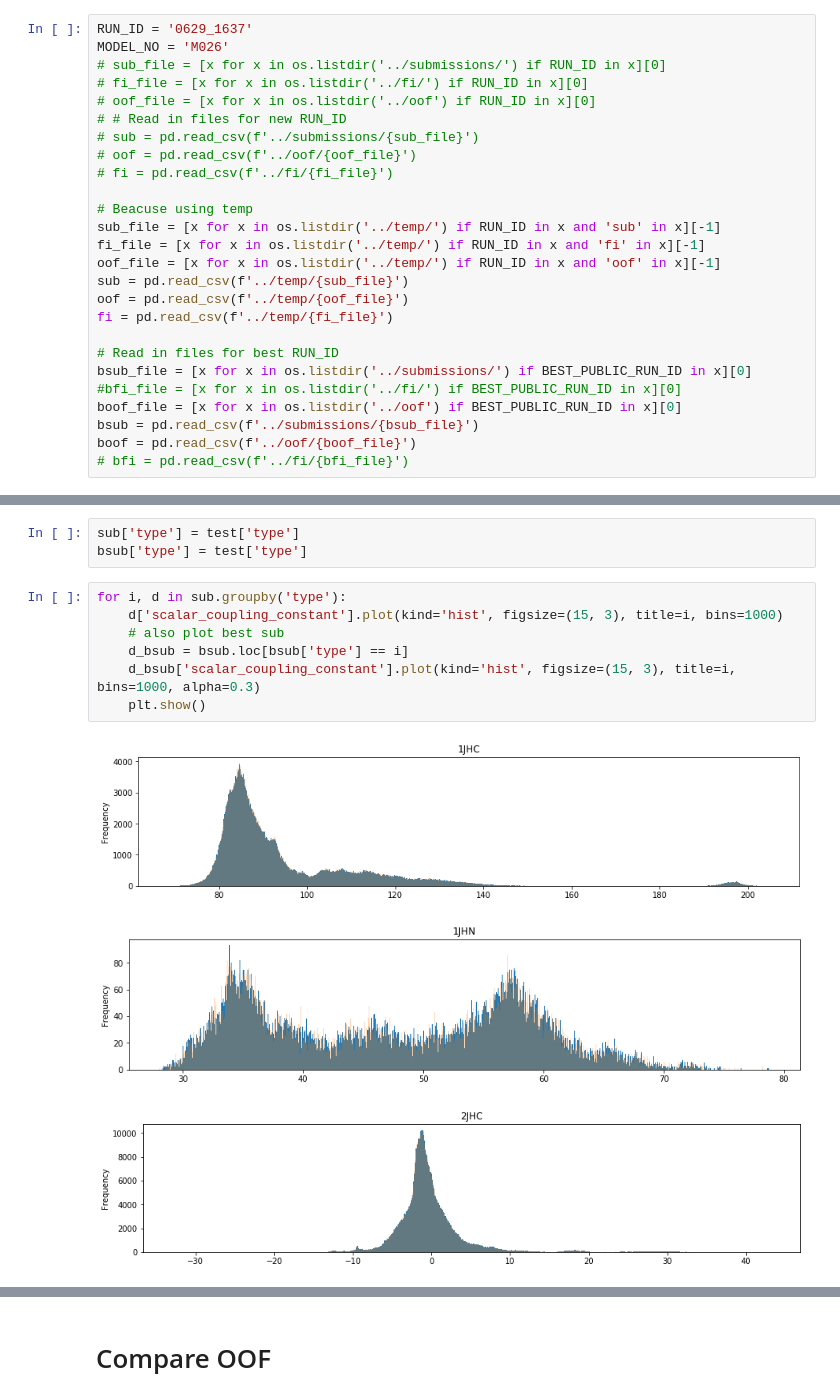
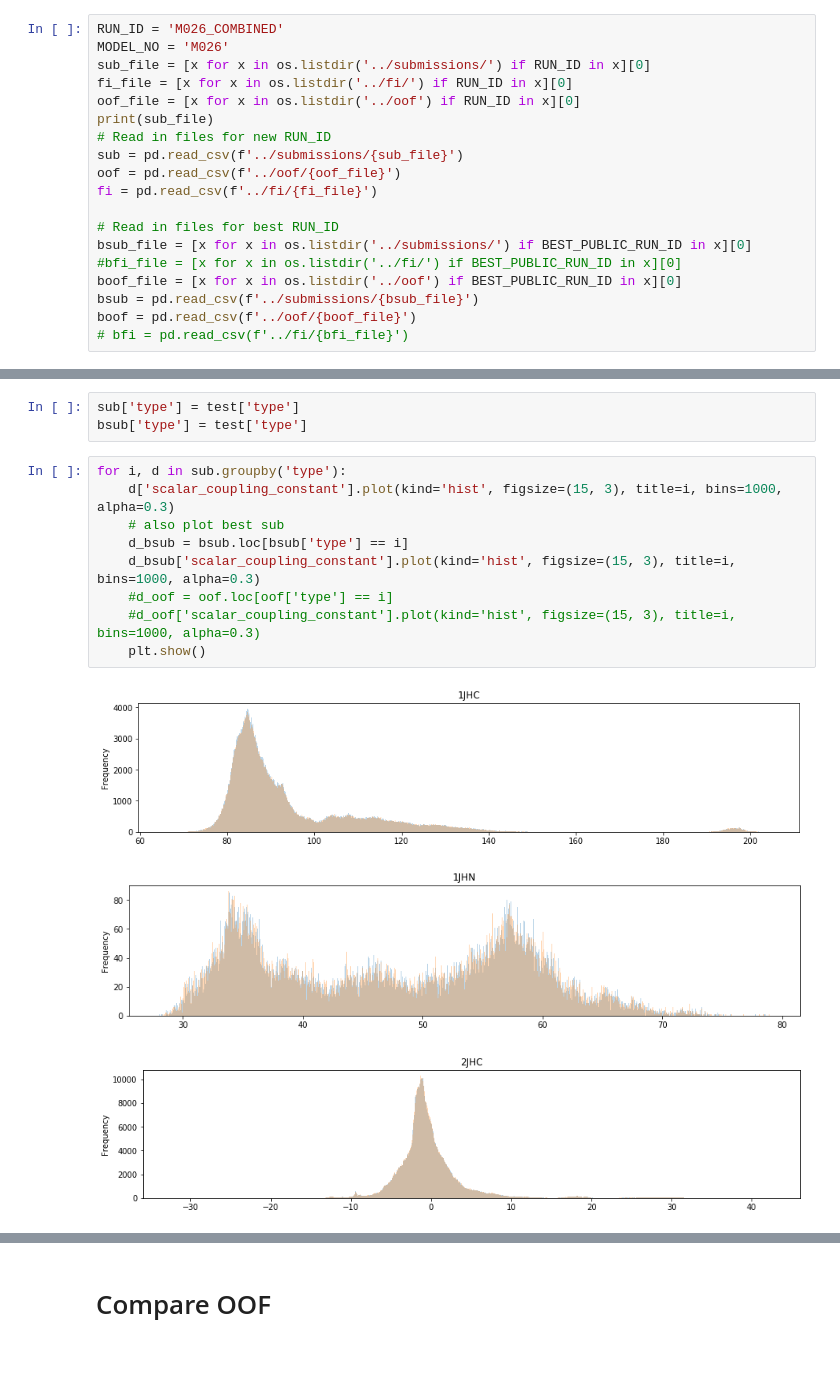
Before and after one commit to RobMulla/kaggle-champs-2019, a Jupyter notebook: notebooks/FI_ANALYSIS-M026.ipynb, the cells around one changed output, grey strips where cells are left out. Saved outputs shown, nothing was run; the diff lists cells and outputs as text; blank space fills up the shorter version.

```diff
--- a/notebooks/FI_ANALYSIS-M026.ipynb
+++ b/notebooks/FI_ANALYSIS-M026.ipynb
@@ -47,21 +44,14 @@ Currently the best public LB score is model 0629_1311 with a score of -1.4150
 # %%
-RUN_ID = '0629_1637'
+RUN_ID = 'M026_COMBINED'
 MODEL_NO = 'M026'
-# sub_file = [x for x in os.listdir('../submissions/') if RUN_ID in x][0]
-# fi_file = [x for x in os.listdir('../fi/') if RUN_ID in x][0]
-# oof_file = [x for x in os.listdir('../oof') if RUN_ID in x][0]
-# # Read in files for new RUN_ID
-# sub = pd.read_csv(f'../submissions/{sub_file}')
-# oof = pd.read_csv(f'../oof/{oof_file}')
-# fi = pd.read_csv(f'../fi/{fi_file}')
-
-# Beacuse using temp
-sub_file = [x for x in os.listdir('../temp/') if RUN_ID in x and 'sub' in x][-1]
-fi_file = [x for x in os.listdir('../temp/') if RUN_ID in x and 'fi' in x][-1]
-oof_file = [x for x in os.listdir('../temp/') if RUN_ID in x and 'oof' in x][-1]
-sub = pd.read_csv(f'../temp/{sub_file}')
-oof = pd.read_csv(f'../temp/{oof_file}')
-fi = pd.read_csv(f'../temp/{fi_file}')
+sub_file = [x for x in os.listdir('../submissions/') if RUN_ID in x][0]
+fi_file = [x for x in os.listdir('../fi/') if RUN_ID in x][0]
+oof_file = [x for x in os.listdir('../oof') if RUN_ID in x][0]
+print(sub_file)
+# Read in files for new RUN_ID
+sub = pd.read_csv(f'../submissions/{sub_file}')
+oof = pd.read_csv(f'../oof/{oof_file}')
+fi = pd.read_csv(f'../fi/{fi_file}')
 
 # Read in files for best RUN_ID
 bsub_file = [x for x in os.listdir('../submissions/') if BEST_PUBLIC_RUN_ID in x][0]
@@ -138,12 +135,14 @@ sub['type'] = test['type']
 bsub['type'] = test['type']
 # %%
 for i, d in sub.groupby('type'):
-    d['scalar_coupling_constant'].plot(kind='hist', figsize=(15, 3), title=i, bins=1000)
+    d['scalar_coupling_constant'].plot(kind='hist', figsize=(15, 3), title=i, bins=1000, alpha=0.3)
     # also plot best sub
     d_bsub = bsub.loc[bsub['type'] == i]
     d_bsub['scalar_coupling_constant'].plot(kind='hist', figsize=(15, 3), title=i, bins=1000, alpha=0.3)
+    #d_oof = oof.loc[oof['type'] == i]
+    #d_oof['scalar_coupling_constant'].plot(kind='hist', figsize=(15, 3), title=i, bins=1000, alpha=0.3)
     plt.show()
 # %% [output]
-[figure, old version]
+[figure, new version]
-[figure, old version]
+[figure, new version]
-[figure, old version]
+[figure, new version]
```
Also changed, not shown: parts of 10 cells of this notebook, 8 other files.
